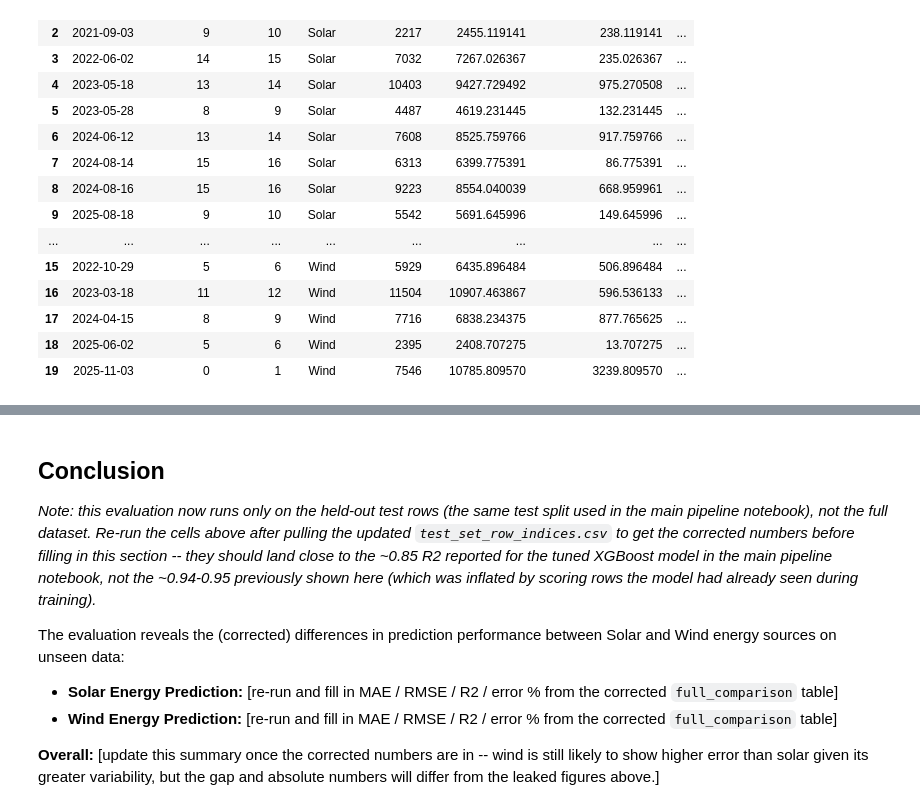
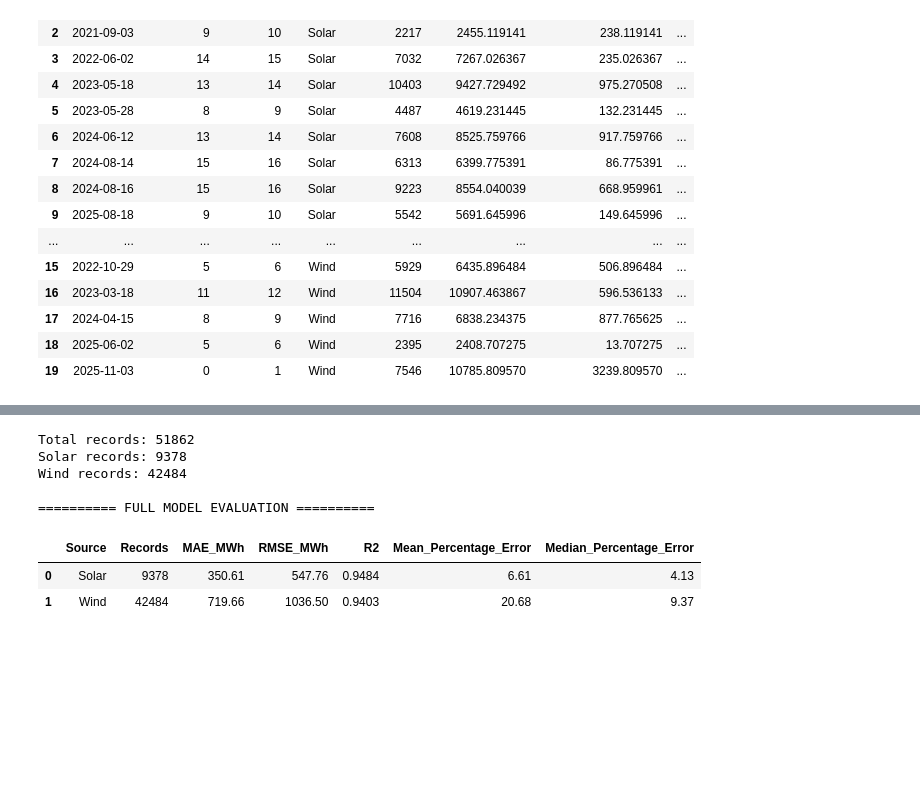
Before and after one commit to Saher427/Renewable-Energy-Output-Prediction, a Jupyter notebook: Notebooks/Prediction_Feature.ipynb, the cells around one changed output, grey strips where cells are left out. Cells and saved outputs as stored; diff of their text form; code cells hidden in the pictures; blank space fills up the shorter version.

```diff
--- a/Notebooks/Prediction_Feature.ipynb
+++ b/Notebooks/Prediction_Feature.ipynb
@@ -310,21 +358,9 @@ df = pd.read_csv(data_path)
 
 df["Date"] = pd.to_datetime(df["Date"])
 
-# --- Restrict evaluation to the held-out TEST set only ---
-# Previously this evaluated on the full dataset (all 51,862 rows), which
-# includes the ~80% of rows the model was trained on -- that inflated R2
-# to ~0.94-0.95. Loading the test-set row indices saved by the training
-# notebook (right after its train_test_split call) restricts this to only
-# genuinely unseen rows, so these metrics are a fair measure of real
-# out-of-sample performance and should be consistent with the ~0.85 R2
-# reported for the tuned XGBoost model in the main pipeline notebook.
-test_idx_path = "Renewable-Energy-Output-Prediction/Data/ModelResults/test_set_row_indices.csv"
-test_indices = pd.read_csv(test_idx_path)["row_index"].tolist()
-df = df.loc[df.index.isin(test_indices)].copy()
-
-print("Total held-out test records:", len(df))
-print("Solar test records:", (df["Source"] == "Solar").sum())
-print("Wind test records:", (df["Source"] == "Wind").sum())
+print("Total records:", len(df))
+print("Solar records:", (df["Source"] == "Solar").sum())
+print("Wind records:", (df["Source"] == "Wind").sum())
 
 
 # ------------------------------------------
@@ -388,41 +424,39 @@ def evaluate_source(source_name):
         "Mean_Percentage_Error": mean_percentage_error,
         "Median_Percentage_Error": median_percentage_error
     }
 
 
 # ------------------------------------------
 # Evaluate Solar and Wind
 # ------------------------------------------
 
 solar_results = evaluate_source("Solar")
 wind_results = evaluate_source("Wind")
 
 # Create comparison table
 full_comparison = pd.DataFrame([
     solar_results,
     wind_results
 ])
 
 # Round values for easier reading
 full_comparison = full_comparison.round({
     "MAE_MWh": 2,
     "RMSE_MWh": 2,
     "R2": 4,
     "Mean_Percentage_Error": 2,
     "Median_Percentage_Error": 2
 })
 
 print("\n========== FULL MODEL EVALUATION ==========\n")
 
 full_comparison
+# %% [output]
+Total records: 51862
+Solar records: 9378
+Wind records: 42484
+
+========== FULL MODEL EVALUATION ==========
+|  | Source | Records | MAE_MWh | RMSE_MWh | R2 | Mean_Percentage_Error | Median_Percentage_Error |
+| 0 | Solar | 9378 | 350.61 | 547.76 | 0.9484 | 6.61 | 4.13 |
+| 1 | Wind | 42484 | 719.66 | 1036.50 | 0.9403 | 20.68 | 9.37 |
-# %% [markdown]
-## Conclusion
-
-*Note: this evaluation now runs only on the held-out test rows (the same test split used in the main pipeline notebook), not the full dataset. Re-run the cells above after pulling the updated `test_set_row_indices.csv` to get the corrected numbers before filling in this section -- they should land close to the ~0.85 R2 reported for the tuned XGBoost model in the main pipeline notebook, not the ~0.94-0.95 previously shown here (which was inflated by scoring rows the model had already seen during training).*
-
-The evaluation reveals the (corrected) differences in prediction performance between Solar and Wind energy sources on unseen data:
-
-- **Solar Energy Prediction:** [re-run and fill in MAE / RMSE / R2 / error % from the corrected `full_comparison` table]
-- **Wind Energy Prediction:** [re-run and fill in MAE / RMSE / R2 / error % from the corrected `full_comparison` table]
-
-**Overall:** [update this summary once the corrected numbers are in -- wind is still likely to show higher error than solar given its greater variability, but the gap and absolute numbers will differ from the leaked figures above.]
```
Also changed, not shown: parts of 3 cells of this notebook, 2 other files.
